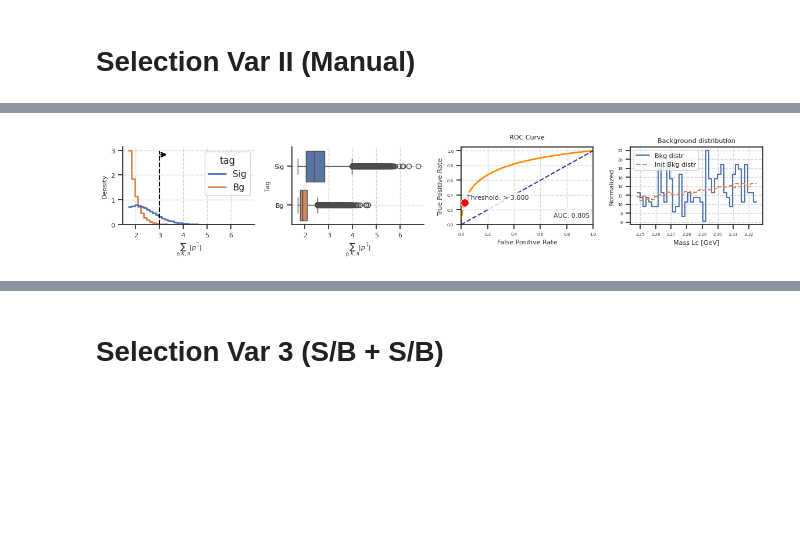
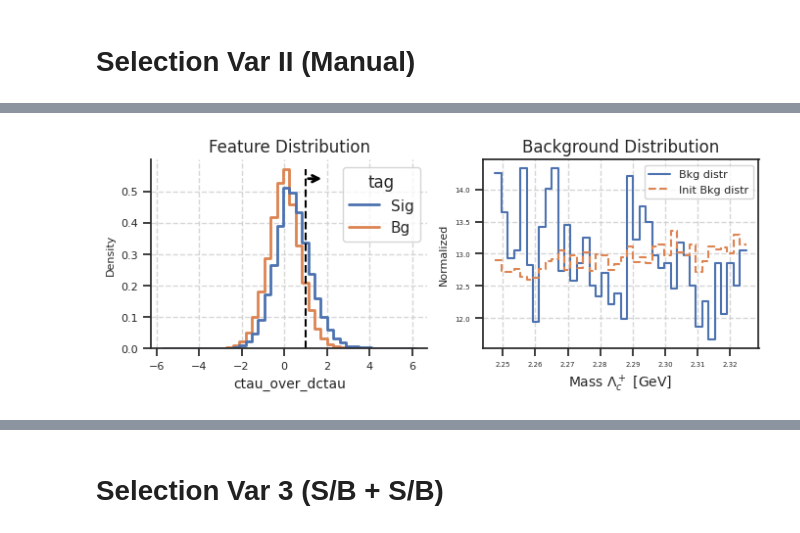
Before and after one commit to ArtSmirnovCH/SPD-Lc-pKpi-27, a Jupyter notebook: analysis_notebooks/cut_based_analysis.ipynb, the cells around one changed output, grey strips where cells are left out. Drawn from its saved outputs; the diff is of its cells as text; code cells hidden in the pictures; blank space fills up the shorter version.

```diff
--- a/analysis_notebooks/cut_based_analysis.ipynb
+++ b/analysis_notebooks/cut_based_analysis.ipynb
@@ -41,7 +42,25 @@ Number of CPUs: 12
 train_df = pd.read_csv('/home/ome123/Рабочий стол/SPD/SPD_Lc_pKpi_27/Data/proc_df_train_2.csv').drop('Unnamed: 0', axis=1)
 test_df = pd.read_csv('/home/ome123/Рабочий стол/SPD/SPD_Lc_pKpi_27/Data/proc_df_test_1.csv').drop('Unnamed: 0', axis=1)
 
+train_df['ctau_over_dctau'] = train_df['ctau_Lc'] / train_df['dctau_Lc']
+test_df['ctau_over_dctau'] = test_df['ctau_Lc'] / test_df['dctau_Lc']
+
+train_df['OA_p'] = np.abs(np.cos(train_df['OA_p']))
+train_df['OA_K'] = np.abs(np.cos(train_df['OA_K']))
+test_df['OA_p'] = np.abs(np.cos(test_df['OA_p']))
+test_df['OA_K'] = np.abs(np.cos(test_df['OA_K']))
+
 assert not train_df.isna().sum().sum(), 'Train, data containes NaNs!!'
 assert not test_df.isna().sum().sum(), 'Test, data containes NaNs!!'
+
+total_sig_efficiency = 1
+total_bg_suppression = 1
+
+cut_based_selection_mask_train = np.ones(train_df.shape[0], dtype=bool)
+cut_based_selection_mask_test = np.ones(test_df.shape[0], dtype=bool)
+
+train_df_copy = train_df.copy()
+
+init_bkg_distr = train_df.loc[train_df['tag'] == 'Bg', 'mass_Lc'].copy()
 # %% [markdown]
 # Data Stats After Preselection
@@ -1313,9 +1360,9 @@ Background Suppression: 0.01711305669239669
 # %%
-feature = 'sum_abs_pt'
+feature = 'ctau_over_dctau'
 select_direction = 'right'
-metric_type = 'tpr_fpr'
+metric_type = 's_over_b_mod'
 bounds = None
-min_sig_sel = 0.3
+min_sig_sel = 0.2
 
 num_sig_before_sel = train_df.loc[train_df['tag'] == 'Sig', 'mass_Lc'].count()
 num_bg_before_sel = train_df.loc[train_df['tag'] == 'Bg', 'mass_Lc'].count()
@@ -1331,54 +1378,27 @@ min_sig_sel_mask, best_arg, metric, thresholds, tpr, fpr, sig_efficiency, bg_eff
     mass_interval=CFG.mass_interval
 )
 
-# if bounds is not None:
-#     bounds_mask = (train_df[feature] >= bounds[0]) & (train_df[feature] <= bounds[1])
-#     train_df = train_df[bounds_mask]
-#
+if bounds is not None:
+    bounds_mask = (train_df[feature] >= bounds[0]) & (train_df[feature] <= bounds[1])
+    train_df = train_df[bounds_mask]
+
 # best_cut_x = thresholds[min_sig_sel_mask][best_arg]
-# best_metric = metric[min_sig_sel_mask][best_arg]
-# best_tpr = tpr[min_sig_sel_mask][best_arg]
-# best_fpr = fpr[min_sig_sel_mask][best_arg]
+best_cut_x = 1.
 
-#--------------------------------------------------
-# Manual cut
-best_cut_x = 3.
-
-arr = thresholds[min_sig_sel_mask]
-
-diff = abs(arr - best_cut_x)
-index = np.argmin(diff)
-
-best_tpr = tpr[min_sig_sel_mask][index]
-best_fpr = fpr[min_sig_sel_mask][index]
-#--------------------------------------------------
-
-fig, axes = plt.subplots(1, 4, figsize=(12, 2.5))
-draw_feature_distribution(
+fig, axes = plt.subplots(1, 2, figsize=(8, 2.5))
+only_hist_plot(
     df=train_df,
     distr_name=feature,
     tag=None,
-    axes=[axes[0], axes[1]],
     hue='tag',
     bins=40,
     norma=True,
     cut_point=best_cut_x,
-    select_direction=select_direction
+    select_direction=select_direction,
+    fig=fig,
+    ax=axes[0]
 )
 
-_ = draw_roc(
-        tpr=tpr,
-        fpr=fpr,
-        ax=axes[2],
-        best_cut_x=best_cut_x,
-        best_tpr=best_tpr,
-        best_fpr=best_fpr,
-        select_direction=select_direction,
-        mask=min_sig_sel_mask,
-        min_sig_sel=min_sig_sel
-    )
-
-# Mask
 if select_direction == 'right':
     mask = train_df[feature] > best_cut_x
     general_mask_train = train_df_copy[feature] > best_cut_x
@@ -1392,7 +1412,9 @@ train_df = train_df[mask]
 cut_based_selection_mask_train &= general_mask_train
 cut_based_selection_mask_test &= general_mask_test
 
-print(f'Cut point: {best_cut_x}')
+print('\n Train bkg sample size after selection: ', train_df_copy.loc[(train_df_copy['tag'] == 'Bg') & cut_based_selection_mask_train, 'mass_Lc'].count())
+print('Test bkg sample size after selection: ', test_df.loc[(test_df['tag'] == 'Bg') & cut_based_selection_mask_test, 'mass_Lc'].count())
+print(f'\n Cut point: {best_cut_x}')
 
 sig_eff = train_df.loc[train_df['tag'] == 'Sig', 'mass_Lc'].count() / num_sig_before_sel
 bg_eff = train_df.loc[train_df['tag'] == 'Bg', 'mass_Lc'].count() / num_bg_before_sel
@@ -1410,7 +1432,7 @@ sns.histplot(
     fill=False,
     stat='density',
     bins=40,
-    ax=axes[3],
+    ax=axes[1],
 )
 
 sns.histplot(
@@ -1421,18 +1443,19 @@ sns.histplot(
     fill=False,
     stat='density',
     bins=40,
-    ax=axes[3],
+    ax=axes[1],
 )
 
 plt.legend(loc= "best", fontsize=8)
 
-axes[3].set_title('Background distribution', fontsize=8)
-axes[3].set_xlabel('Mass Lc [GeV]', fontsize=8)
-axes[3].set_ylabel('Normalized', fontsize=8)
-axes[3].tick_params(axis='both', which='major', labelsize=5)
-axes[3].grid(True, alpha=0.8, linestyle='--')
+axes[1].set_title('Background Distribution')
+axes[1].set_xlabel(r'Mass $\Lambda_c^+$ [GeV]', fontsize=10)
+axes[1].set_ylabel('Normalized', fontsize=8)
+axes[1].tick_params(axis='both', which='major', labelsize=5)
+axes[1].grid(True, alpha=0.8, linestyle='--')
 
-plt.savefig(f'/home/ome123/Рабочий стол/SPD/SPD_Lc_pKpi_27/plots/{feature}_cut.pdf', bbox_inches='tight')
+plt.savefig(f'/home/ome123/Рабочий стол/SPD/SPD_Lc_pKpi_27/plots/{feature}_cut_var_2.pdf', bbox_inches='tight')
+plt.show()
 # %% [output]
 Cut point search progress: 0/1000
 Cut point search progress: 200/1000
@@ -1445,2 +1472,2 @@ Background Suppression: 0.008582431055621752
-[figure, old version]
+[figure, new version]
 # %% [markdown]
```
Also changed, not shown: parts of 34 cells of this notebook, 44 other files.
